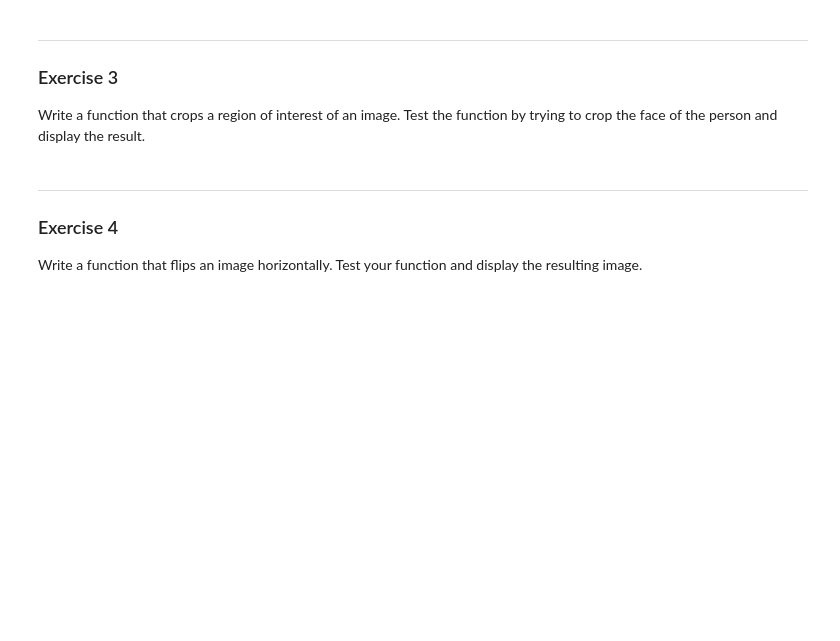
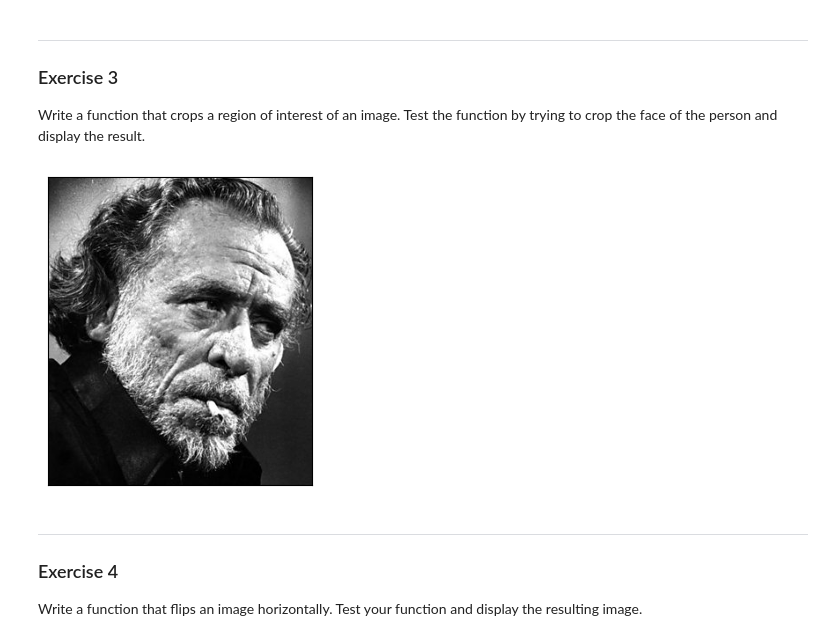
Before and after one commit to 42p4r4gu2/SecondSemester, a Jupyter notebook: PGKI/Assignments/ue09/ue09/notebooks/exercises_05_images.ipynb, the cells around one changed output. Drawn from its saved outputs; the diff is of its cells as text; code cells hidden in the pictures; blank space fills up the shorter version.

```diff
--- a/PGKI/Assignments/ue09/ue09/notebooks/exercises_05_images.ipynb
+++ b/PGKI/Assignments/ue09/ue09/notebooks/exercises_05_images.ipynb
@@ -52,6 +71,13 @@ Write a function that returns a noisy copy of an image by adding Gaussian distri
 Write a function that crops a region of interest of an image. Test the function by trying to crop the face of the person and display the result.
 # %%
 # code
+
+def Crop_Face(X):
+    return X[10:,100:400]
+
+imshow(Crop_Face(X))
+# %% [output]
+[figure, added]
 # %% [markdown]
 ---
 ### Exercise 4
```
Also changed, not shown: parts of 5 cells of this notebook, 3 other files.
